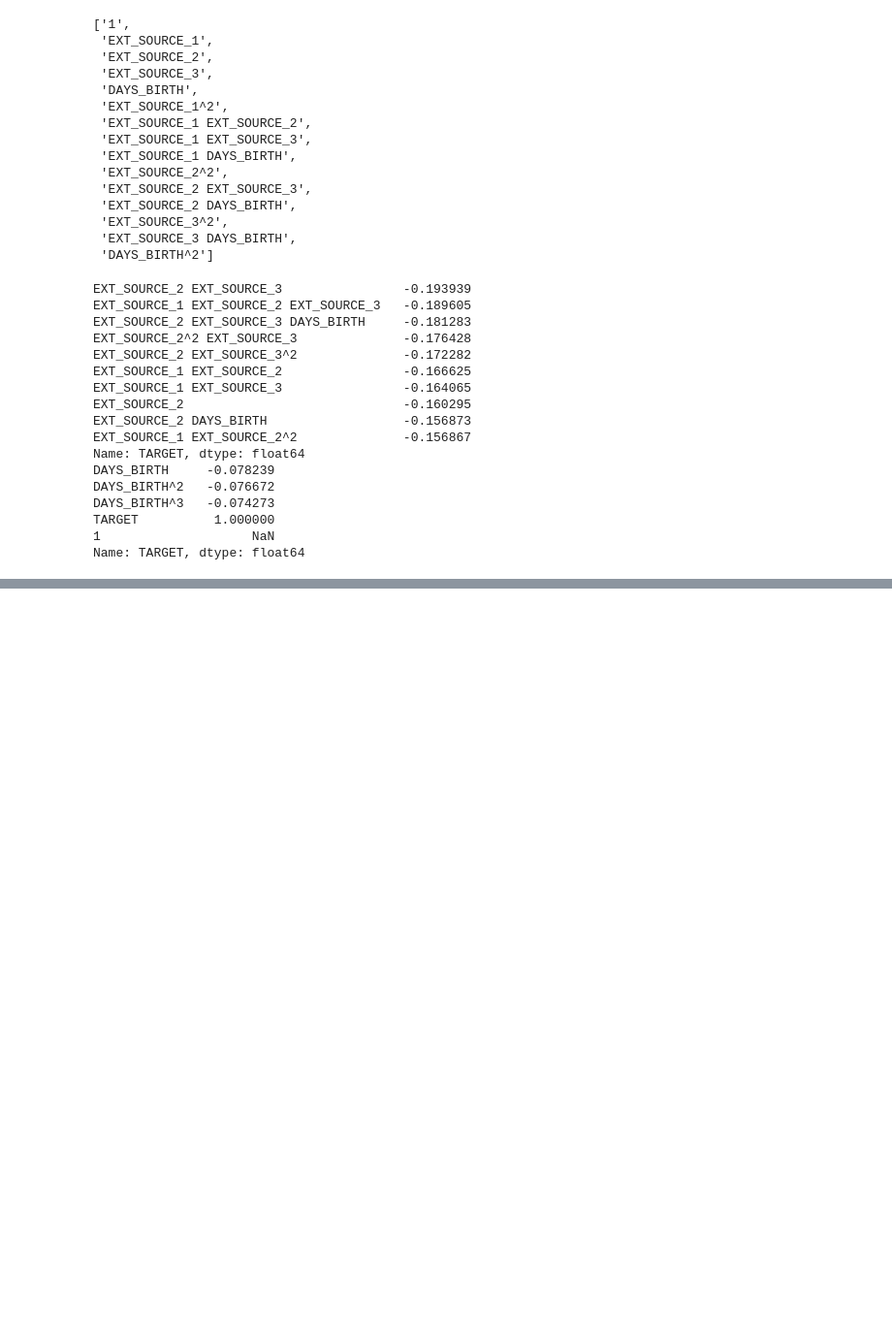
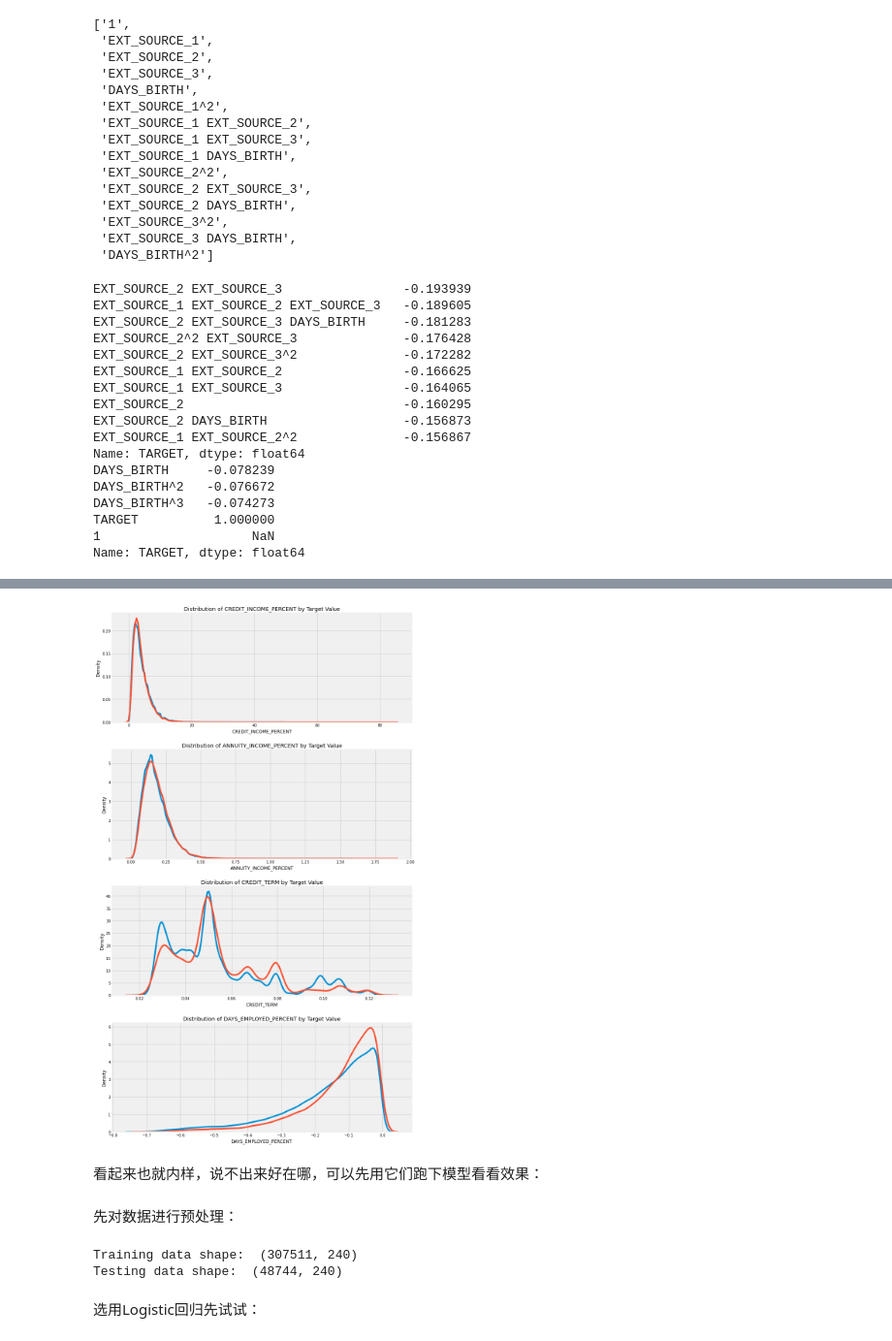
Before and after one commit to XuRui314/Kaggle-Practice, a Jupyter notebook: Home_Credit_Default_Risk_Part_1.ipynb, the cells around one changed output, grey strips where cells are left out. Shown at 97% size. Drawn from its saved outputs; the diff is of its cells as text; code cells hidden in the pictures; blank space fills up the shorter version.

```diff
--- a/Home_Credit_Default_Risk_Part_1.ipynb
+++ b/Home_Credit_Default_Risk_Part_1.ipynb
@@ -652,0 +715,8 @@ Name: TARGET, dtype: float64
+# %%
+app_train_domain = app_train.copy()
+app_test_domain = app_test.copy()
+
+app_train_domain['CREDIT_INCOME_PERCENT'] = app_train_domain['AMT_CREDIT'] / app_train_domain['AMT_INCOME_TOTAL']
+app_train_domain['ANNUITY_INCOME_PERCENT'] = app_train_domain['AMT_ANNUITY'] / app_train_domain['AMT_INCOME_TOTAL']
+app_train_domain['CREDIT_TERM'] = app_train_domain['AMT_ANNUITY'] / app_train_domain['AMT_CREDIT']
+app_train_domain['DAYS_EMPLOYED_PERCENT'] = app_train_domain['DAYS_EMPLOYED'] / app_train_domain['DAYS_BIRTH']
@@ -652,0 +728,64 @@ Name: TARGET, dtype: float64
+# %%
+plt.figure(figsize = (12, 20))
+# iterate through the new features
+for i, feature in enumerate(['CREDIT_INCOME_PERCENT', 'ANNUITY_INCOME_PERCENT', 'CREDIT_TERM', 'DAYS_EMPLOYED_PERCENT']):
+
+    # create a new subplot for each source
+    plt.subplot(4, 1, i + 1)
+    # plot repaid loans
+    sns.kdeplot(app_train_domain.loc[app_train_domain['TARGET'] == 0, feature], label = 'target == 0')
+    # plot loans that were not repaid
+    sns.kdeplot(app_train_domain.loc[app_train_domain['TARGET'] == 1, feature], label = 'target == 1')
+
+    # Label the plots
+    plt.title('Distribution of %s by Target Value' % feature)
+    plt.xlabel('%s' % feature); plt.ylabel('Density');
+
+plt.tight_layout(h_pad = 2.5)
+# %% [output]
+[figure, added]
+# %% [markdown]
+看起来也就内样，说不出来好在哪，可以先用它们跑下模型看看效果：
+# %% [markdown]
+先对数据进行预处理：
+# %%
+from sklearn.preprocessing import MinMaxScaler
+from sklearn.impute import SimpleImputer
+
+# Drop the target from the training data
+if 'TARGET' in app_train:
+    train = app_train.drop(columns = ['TARGET'])
+else:
+    train = app_train.copy()
+
+# Feature names
+features = list(train.columns)
+
+# Copy of the testing data
+test = app_test.copy()
+
+# Median imputation of missing values
+imputer = SimpleImputer(strategy = 'median')
+
+# Scale each feature to 0-1
+scaler = MinMaxScaler(feature_range = (0, 1))
+
+# Fit on the training data
+imputer.fit(train)
+
+# Transform both training and testing data
+train = imputer.transform(train)
+test = imputer.transform(app_test)
+
+# Repeat with the scaler
+scaler.fit(train)
+train = scaler.transform(train)
+test = scaler.transform(test)
+
+print('Training data shape: ', train.shape)
+print('Testing data shape: ', test.shape)
+# %% [output]
+Training data shape:  (307511, 240)
+Testing data shape:  (48744, 240)
+# %% [markdown]
+选用Logistic回归先试试：
```
Also changed, not shown: parts of 28 cells of this notebook.
